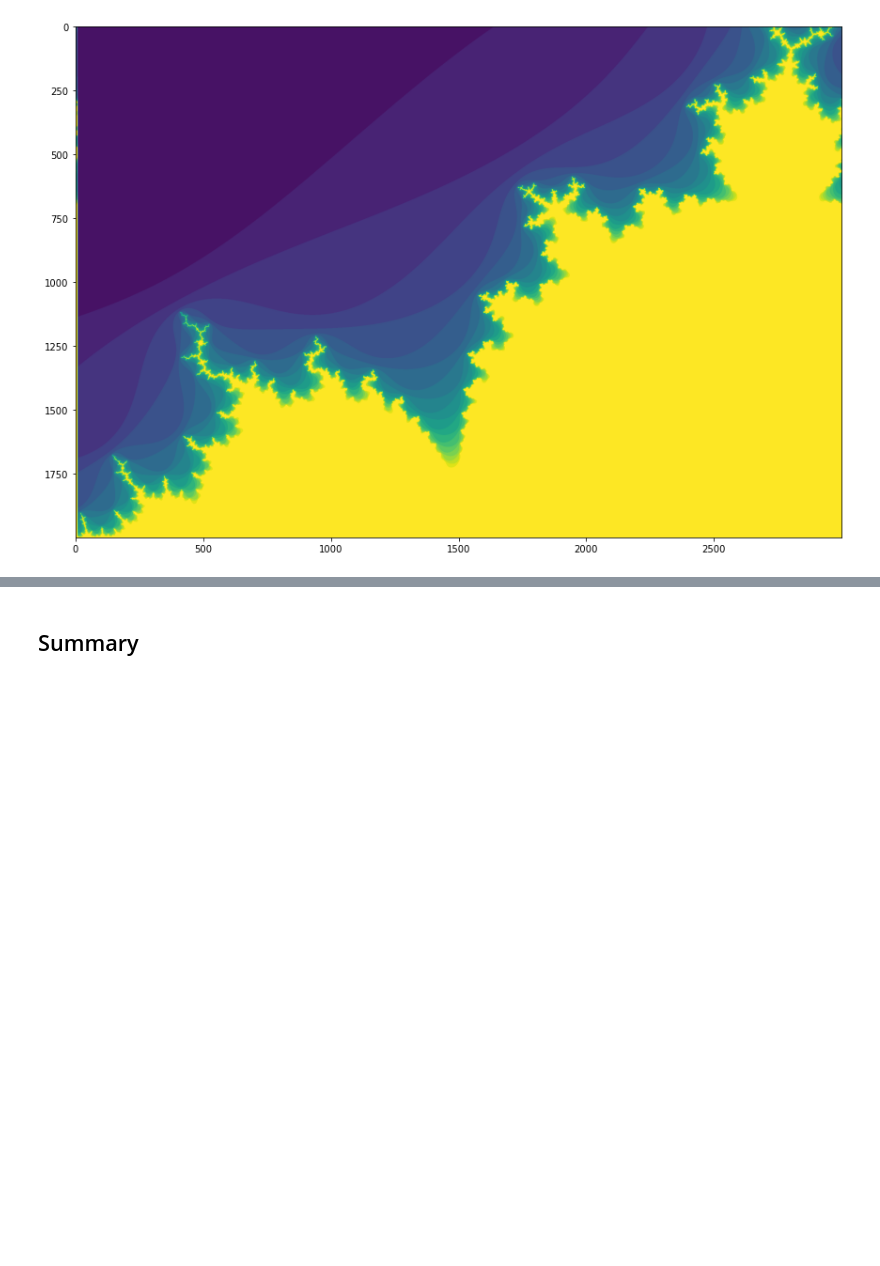
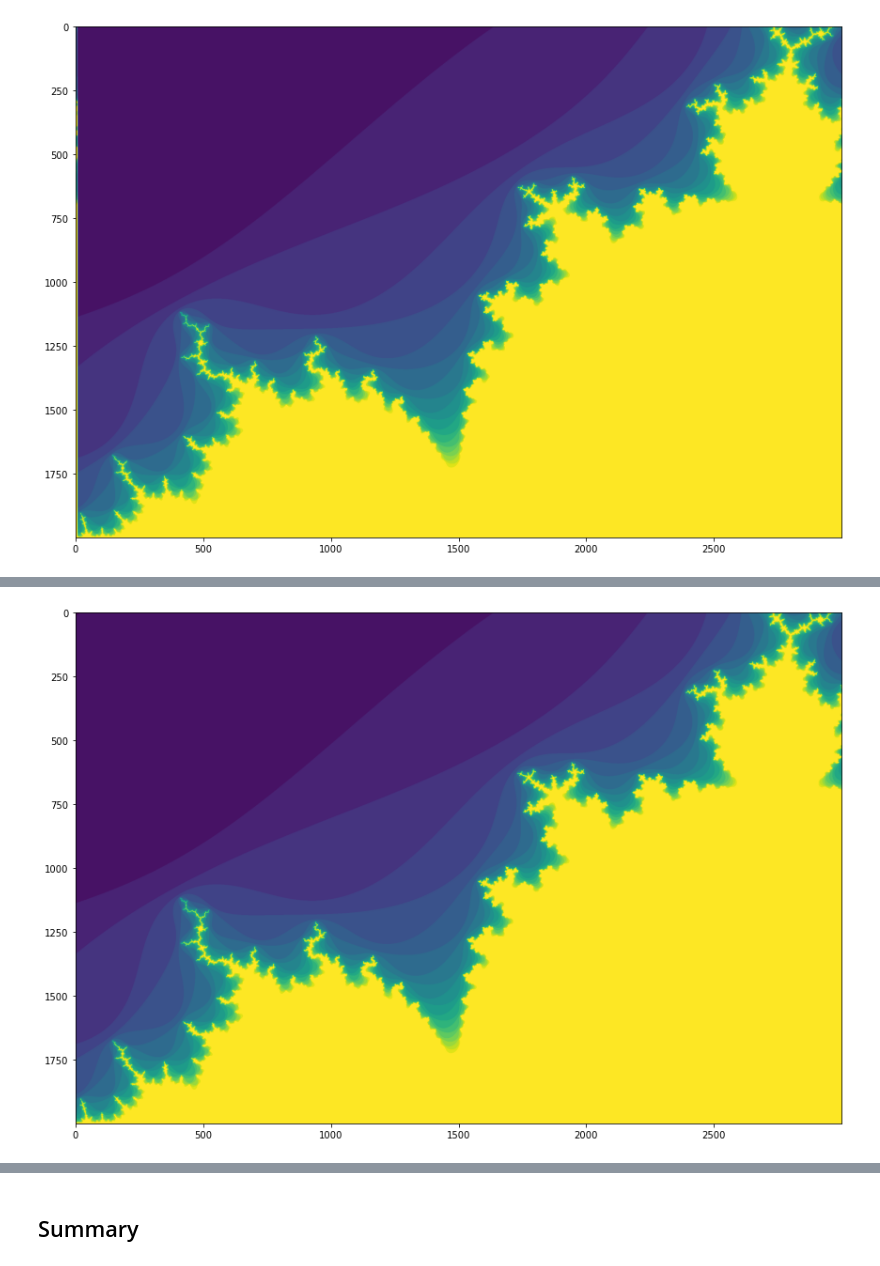
Before and after one commit to jpivarski-talks/2022-07-11-scipy-loopy-tutorial, a Jupyter notebook: demos/mandelbrot-on-all-accelerators.ipynb, the cells around one changed output, grey strips where cells are left out. Cells and saved outputs as stored; diff of their text form; code cells hidden in the pictures; blank space fills up the shorter version.

```diff
--- a/demos/mandelbrot-on-all-accelerators.ipynb
+++ b/demos/mandelbrot-on-all-accelerators.ipynb
@@ -440,0 +474,29 @@ result_numba_cuda = _
+# %%
+def run_jax_kernel(c, fractal):
+    z = c
+    for i in range(20):
+        z = z**2 + c                                            # applying z → z² + c
+        diverged = jax.numpy.absolute(z) > 2                    # |z| > 2 is "divergence"
+        diverging_now = diverged & (fractal == 20)              # some are already done
+        fractal = jax.numpy.where(diverging_now, i, fractal)    # <--- use a ternary operator ("where") instead of masked-assignment
+    return fractal
+
+run_jax_cpu_kernel = jax.jit(run_jax_kernel, backend="cpu")
+run_jax_gpu_kernel = jax.jit(run_jax_kernel, backend="gpu")
+
+def run_jax_cpu(height, width):
+    y, x = jax.numpy.ogrid[-1:0:height*1j, -1.5:0:width*1j]
+    c = x + y*1j
+    fractal = jax.numpy.full(c.shape, 20, dtype=np.int32)
+    return np.asarray(run_jax_cpu_kernel(c, fractal).block_until_ready())
+
+def run_jax_gpu(height, width):
+    y, x = jax.numpy.ogrid[-1:0:height*1j, -1.5:0:width*1j]
+    c = x + y*1j
+    fractal = jax.numpy.full(c.shape, 20, dtype=np.int32)
+    return np.asarray(run_jax_gpu_kernel(c, fractal).block_until_ready())
+# %%
+fig, ax = plt.subplots(1, 1, figsize=(15, 10))
+ax.imshow(run_jax_cpu(2000, 3000));
+# %% [output]
+[figure, added]
```
Also changed, not shown: parts of 33 cells of this notebook.
